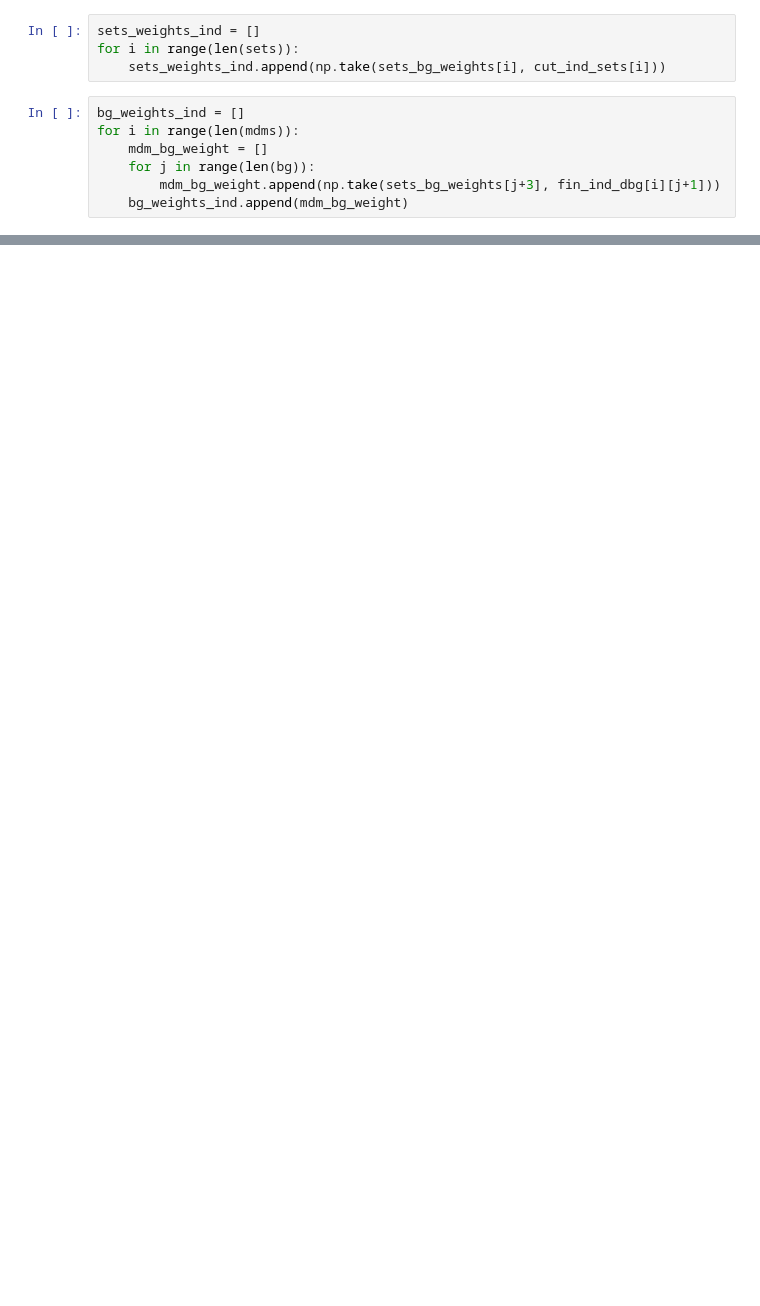
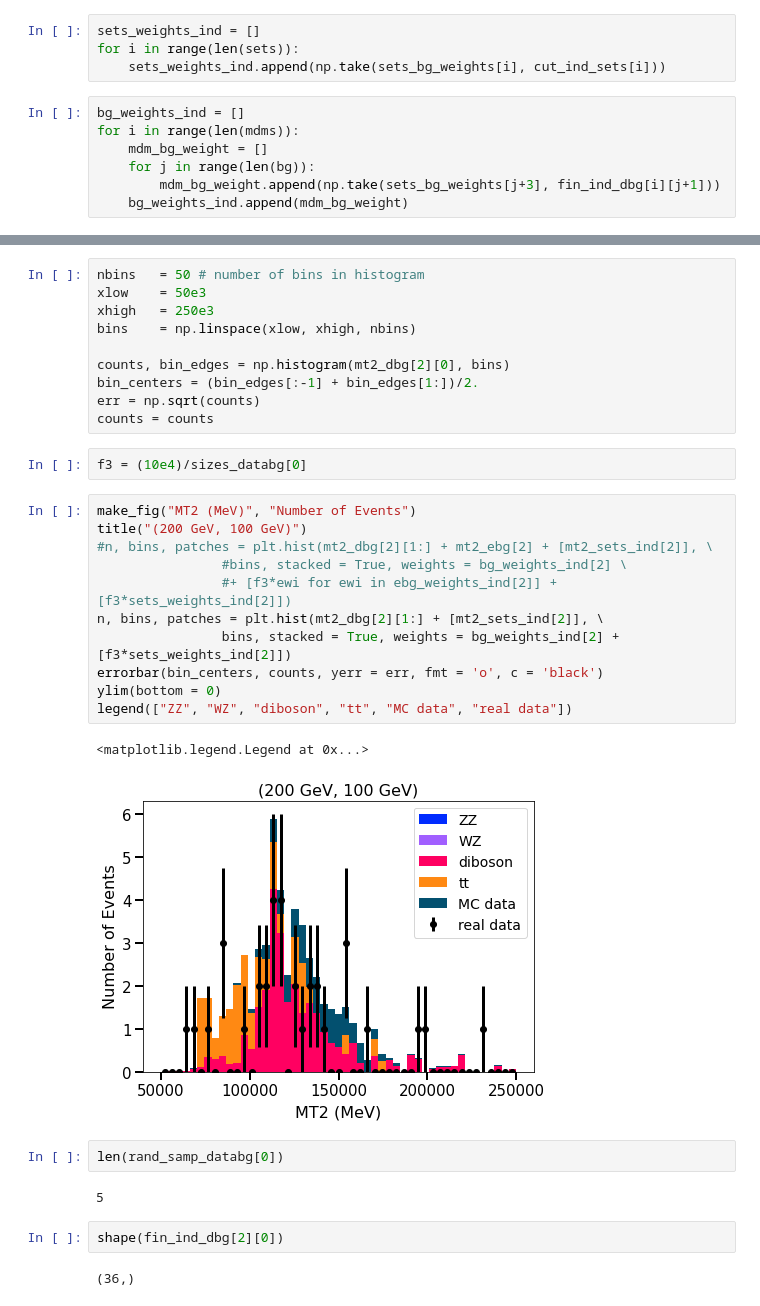
Before and after one commit to niyucao/Phys145Project, a Jupyter notebook: Final Project_WG.ipynb, the cells around one changed output, grey strips where cells are left out. Cells and saved outputs as stored; diff of their text form; blank space fills up the shorter version.

```diff
--- a/Final Project_WG.ipynb
+++ b/Final Project_WG.ipynb
@@ -383,0 +464,34 @@ array([1.00000000e+00, 2.50009583e+04, 5.00009167e+04, 7.50008750e+04,
+# %%
+nbins   = 50 # number of bins in histogram
+xlow    = 50e3
+xhigh   = 250e3
+bins    = np.linspace(xlow, xhigh, nbins)
+
+counts, bin_edges = np.histogram(mt2_dbg[2][0], bins)
+bin_centers = (bin_edges[:-1] + bin_edges[1:])/2.
+err = np.sqrt(counts)
+counts = counts
+# %%
+f3 = (10e4)/sizes_databg[0]
+# %%
+make_fig("MT2 (MeV)", "Number of Events")
+title("(200 GeV, 100 GeV)")
+#n, bins, patches = plt.hist(mt2_dbg[2][1:] + mt2_ebg[2] + [mt2_sets_ind[2]], \
+                #bins, stacked = True, weights = bg_weights_ind[2] \
+                #+ [f3*ewi for ewi in ebg_weights_ind[2]] + [f3*sets_weights_ind[2]])
+n, bins, patches = plt.hist(mt2_dbg[2][1:] + [mt2_sets_ind[2]], \
+                bins, stacked = True, weights = bg_weights_ind[2] + [f3*sets_weights_ind[2]])
+errorbar(bin_centers, counts, yerr = err, fmt = 'o', c = 'black')
+ylim(bottom = 0)
+legend(["ZZ", "WZ", "diboson", "tt", "MC data", "real data"])
+# %% [output]
+<matplotlib.legend.Legend at 0x...>
+[figure, added]
+# %%
+len(rand_samp_databg[0])
+# %% [output]
+5
+# %%
+shape(fin_ind_dbg[2][0])
+# %% [output]
+(36,)
```
Also changed, not shown: parts of 33 cells of this notebook.
